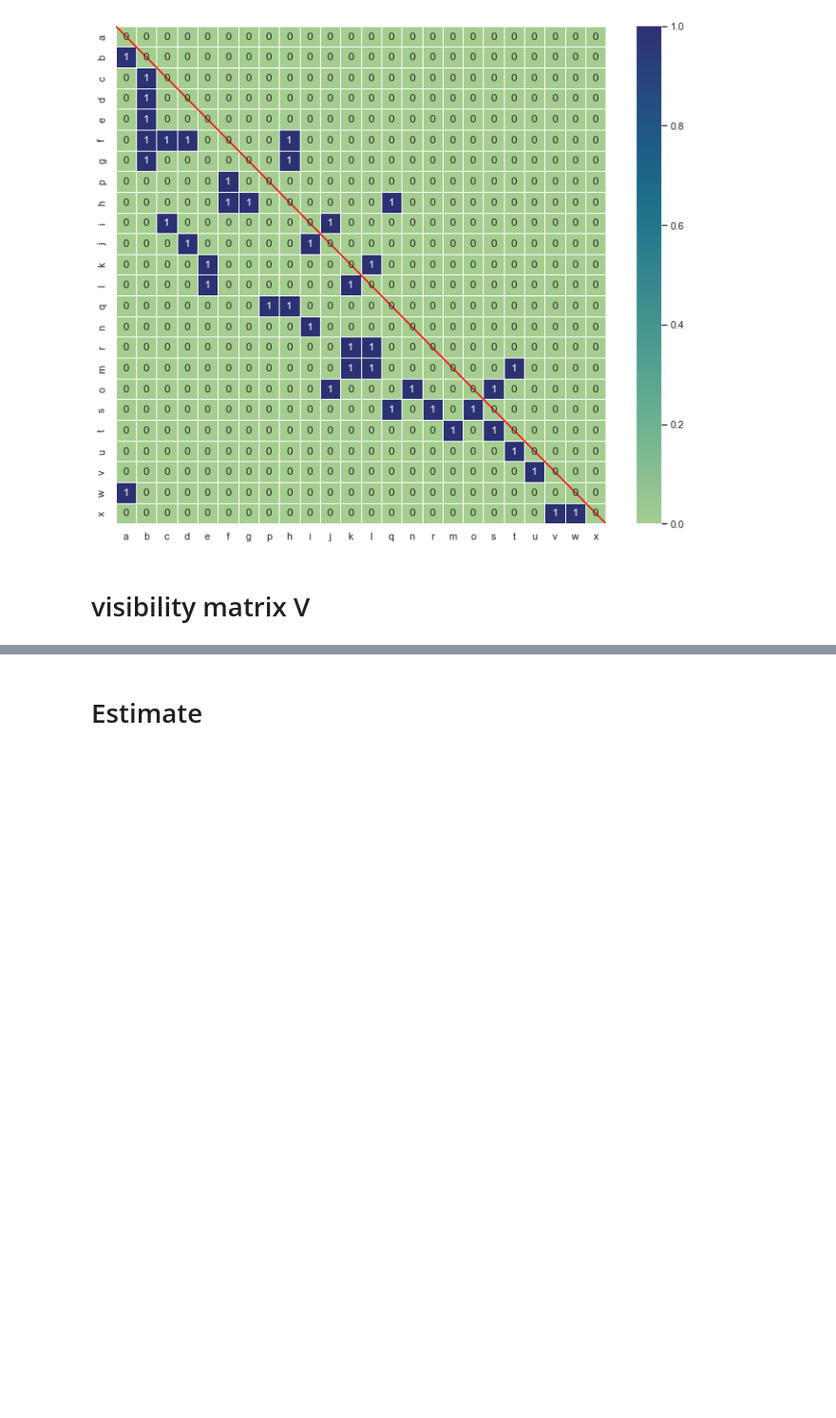
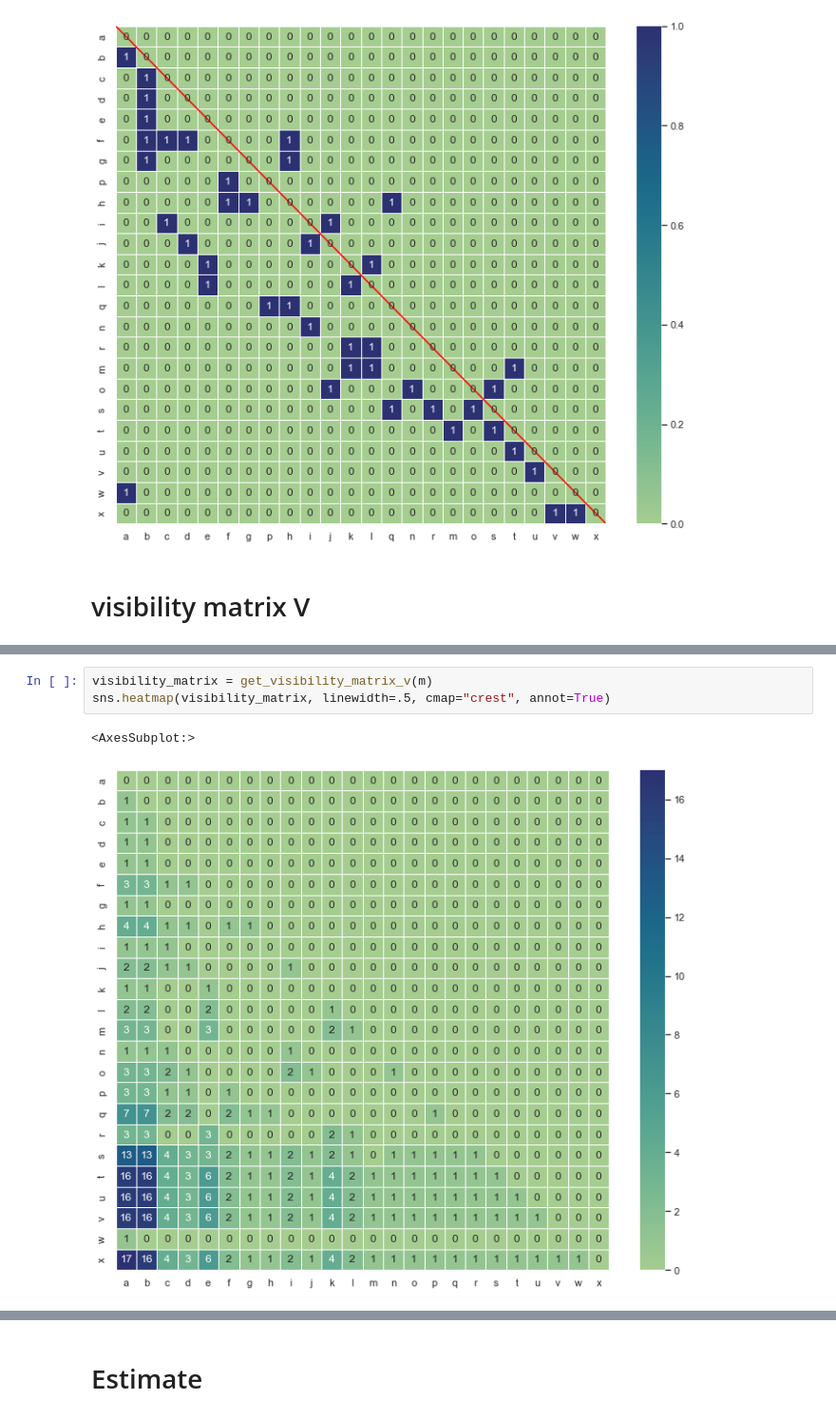
Before and after one commit to snailkn/PM_HW, a Jupyter notebook: pm_intro_homework2.ipynb, the cells around one changed output, grey strips where cells are left out. Shown at 95% size. Saved outputs shown, nothing was run; the diff lists cells and outputs as text; blank space fills up the shorter version.

```diff
--- a/pm_intro_homework2.ipynb
+++ b/pm_intro_homework2.ipynb
@@ -208,0 +214,6 @@ sns.heatmap(get_visibility_matrix_v(m, 4), linewidth=.5, cmap="crest", annot=Tru
+# %%
+visibility_matrix = get_visibility_matrix_v(m)
+sns.heatmap(visibility_matrix, linewidth=.5, cmap="crest", annot=True)
+# %% [output]
+<AxesSubplot:>
+[figure, added]
```
Also changed, not shown: parts of 7 cells of this notebook.
